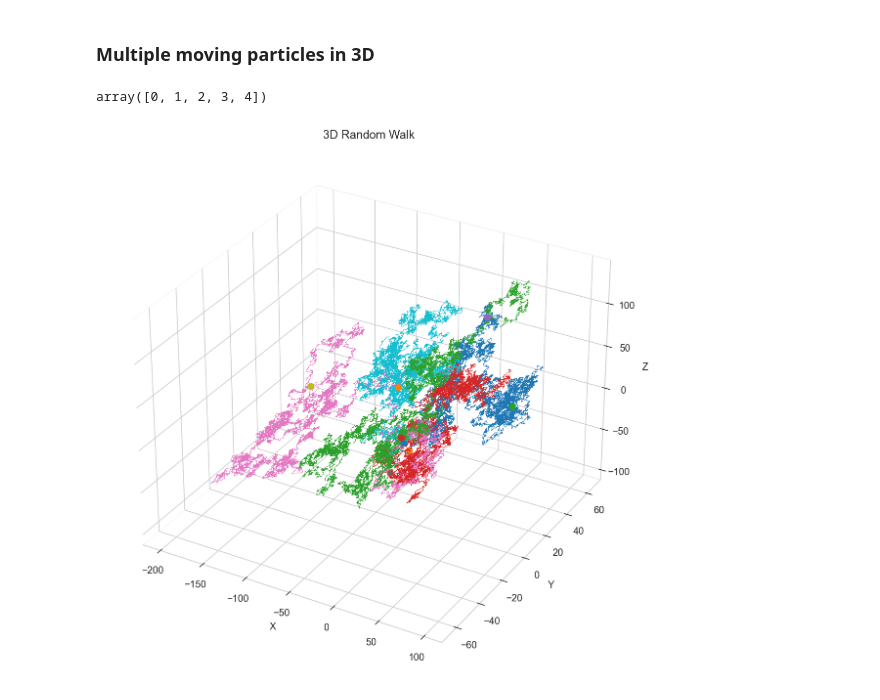
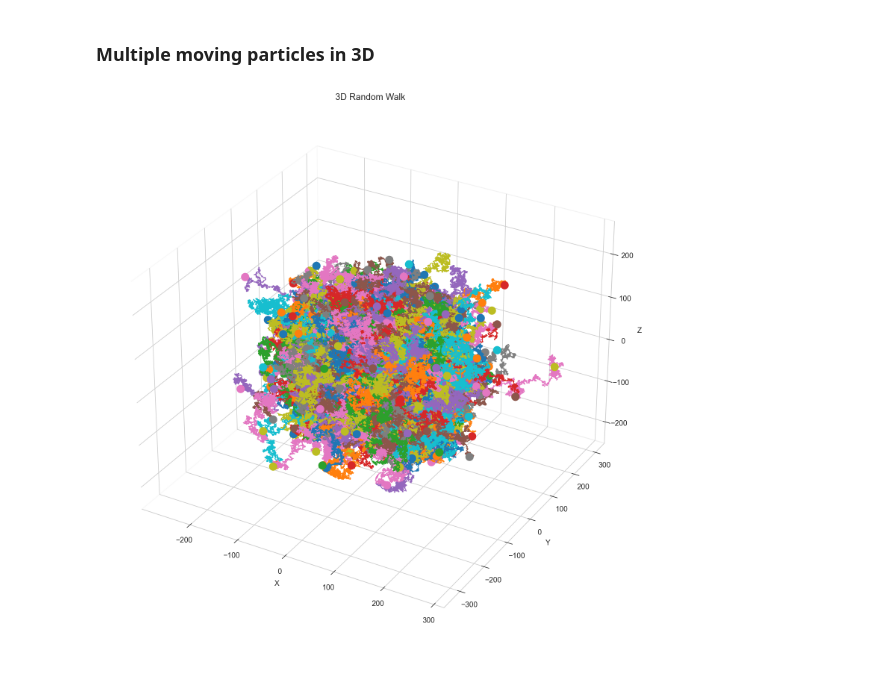
Before and after one commit to UCLA-Chem114/lab_notebooks, a Jupyter notebook: lecture_notebooks/8c_random_walk.ipynb, the cells around one changed output. Drawn from its saved outputs; the diff is of its cells as text; code cells hidden in the pictures.

```diff
--- a/lecture_notebooks/8c_random_walk.ipynb
+++ b/lecture_notebooks/8c_random_walk.ipynb
@@ -81,0 +81,15 @@ plt.tight_layout(pad=0);
+# %%
+for i in num_paths:
+  # Simulate steps in 1D
+    origin = np.random.randint(low=-10,high=10,size=(1,dims))
+    steps = np.random.choice(a=step_set, size=step_shape)
+    path = np.concatenate([origin, steps]).cumsum(0)
+    start = path[:1]
+    stop = path[-1:]
+  # plot trajectories
+    plt.plot(path, alpha=0.5, lw=1, ls='-');
+    plt.scatter(0, start, color='r', s=10)
+    plt.scatter(n, stop, color='k', s=10)
+    plt.ylabel('distance, 1D')
+    plt.xlabel('number of steps')
+    plt.title('1D Random Walk');
@@ -152,0 +166,18 @@ plt.tight_layout(pad=0);
+# %%
+num_paths = np.arange(1, 100)
+# %%
+for i in num_paths:
+  # Simulate steps in 3D
+    origin = np.random.randint(low=-10,high=10,size=(1,dims))
+    steps = np.random.choice(a=step_set, size=step_shape)
+    path = np.concatenate([origin, steps]).cumsum(0)
+    start = path[:1]
+    stop = path[-1:]
+  # plot trajectories
+    #plt.scatter(path[:,0], path[:,1], color = 'darkblue', alpha=0.25, s=0.05);
+    plt.plot(path[:,0], path[:,1], alpha=0.5, lw=1, ls='-');
+    plt.scatter(start[:,0], start[:,1], color='r', s=10)
+    plt.scatter(stop[:,0], stop[:,1], color='k', s=10)
+    plt.ylabel('x')
+    plt.xlabel('y')
+    plt.title('2D Random Walk')
@@ -238,36 +258,32 @@ plt.title('3D Random Walk');
 # %% [markdown]
 ### Multiple moving particles in 3D
-# %%
-particles = 5
-num_paths = np.arange(particles)
-num_paths
-# %% [output]
-array([0, 1, 2, 3, 4])
+# %%
+num_paths = np.arange(1, 1000)
 # %%
 fig = plt.figure(figsize=(10,10))
-ax = fig.add_subplot(111, projection='3d')
+ax = Axes3D(fig)
 ax.grid(True)
 ax.xaxis.pane.fill = ax.yaxis.pane.fill = ax.zaxis.pane.fill = False
 ax.set_xlabel('X')
 ax.set_ylabel('Y')
 ax.set_zlabel('Z')
 plt.title('3D Random Walk');
 
 for i in num_paths:
 
   # Simulate steps in 3D
     origin = np.random.randint(low=-10,high=10,size=(1,dims))
     steps = np.random.choice(a=step_set, size=step_shape)
     path = np.concatenate([origin, steps]).cumsum(0)
     start = path[:1]
     stop = path[-1:]
 
   # plot trajectories
     ax.plot3D(path[:,0], path[:,1], path[:,2],
-              lw=0.5)
+              lw=1)
     ax.plot3D(start[:,0], start[:,1], start[:,2],
-              marker='o')
+              marker='o', ms=10)
     ax.plot3D(stop[:,0], stop[:,1], stop[:,2],
-              marker='o')
+              marker='o', ms=10, )
 # %% [output]
-[figure, old version]
+[figure, new version]
```
Also changed, not shown: parts of 18 cells of this notebook, 6 other files.
